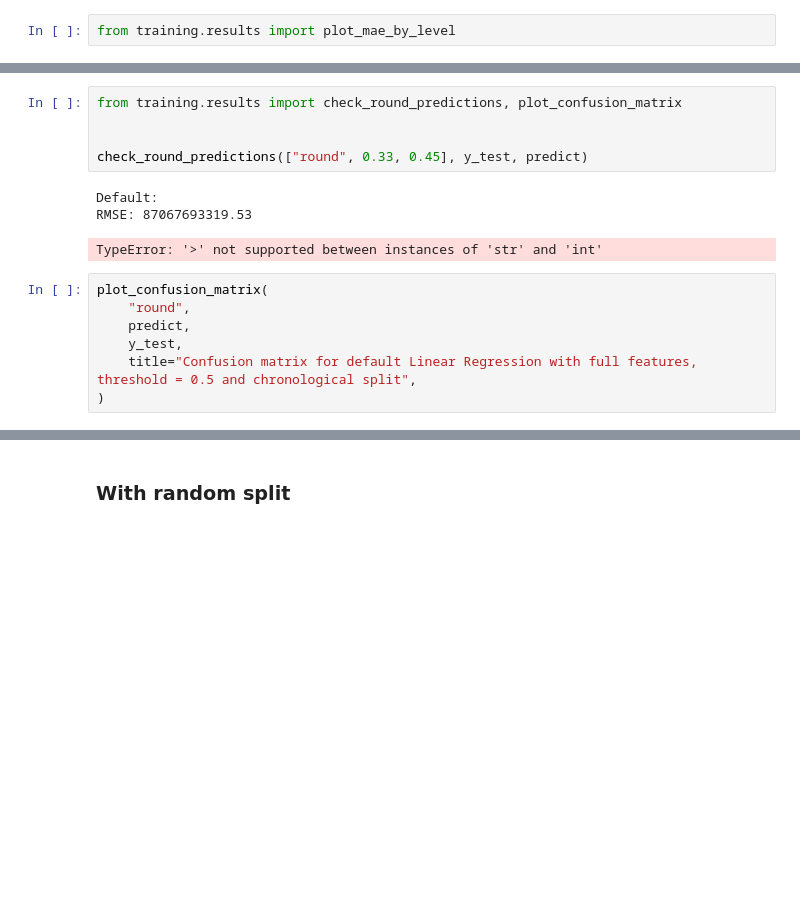
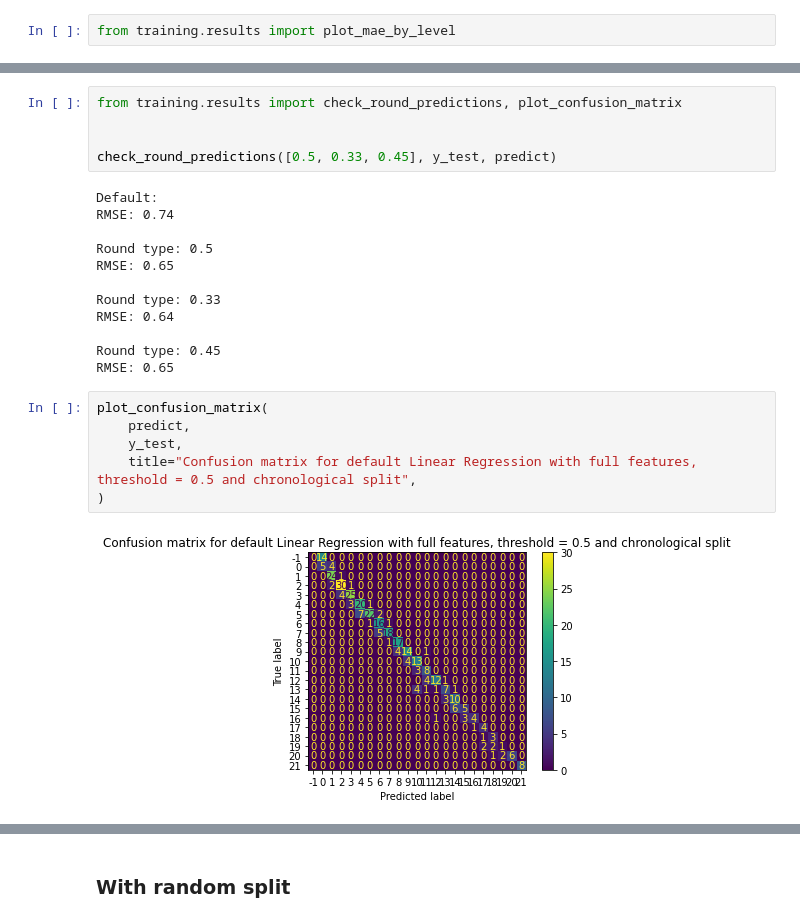
Before and after one commit to Paulina100/ML-for-TTRPG-game-design, a Jupyter notebook: notebooks/models/linear_regression/linear_regression_full.ipynb, the cells around one changed output, grey strips where cells are left out. Saved outputs shown, nothing was run; the diff lists cells and outputs as text; blank space fills up the shorter version.

Commit message:
Change round

```diff
--- a/notebooks/models/linear_regression/linear_regression_full.ipynb
+++ b/notebooks/models/linear_regression/linear_regression_full.ipynb
@@ -229,17 +229,26 @@ plot_mae_by_level(
 from training.results import check_round_predictions, plot_confusion_matrix
 
 
-check_round_predictions(["round", 0.33, 0.45], y_test, predict)
+check_round_predictions([0.5, 0.33, 0.45], y_test, predict)
 # %% [output]
 Default:
-RMSE: 87067693319.53
+RMSE: 0.74
+
+Round type: 0.5
+RMSE: 0.65
+
+Round type: 0.33
+RMSE: 0.64
+
+Round type: 0.45
+RMSE: 0.65
-TypeError: '>' not supported between instances of 'str' and 'int'
 # %%
 plot_confusion_matrix(
-    "round",
     predict,
     y_test,
     title="Confusion matrix for default Linear Regression with full features, threshold = 0.5 and chronological split",
 )
+# %% [output]
+[figure, added]
 # %%
 plot_confusion_matrix(
```
Also changed, not shown: parts of 24 cells of this notebook, 9 other files.
